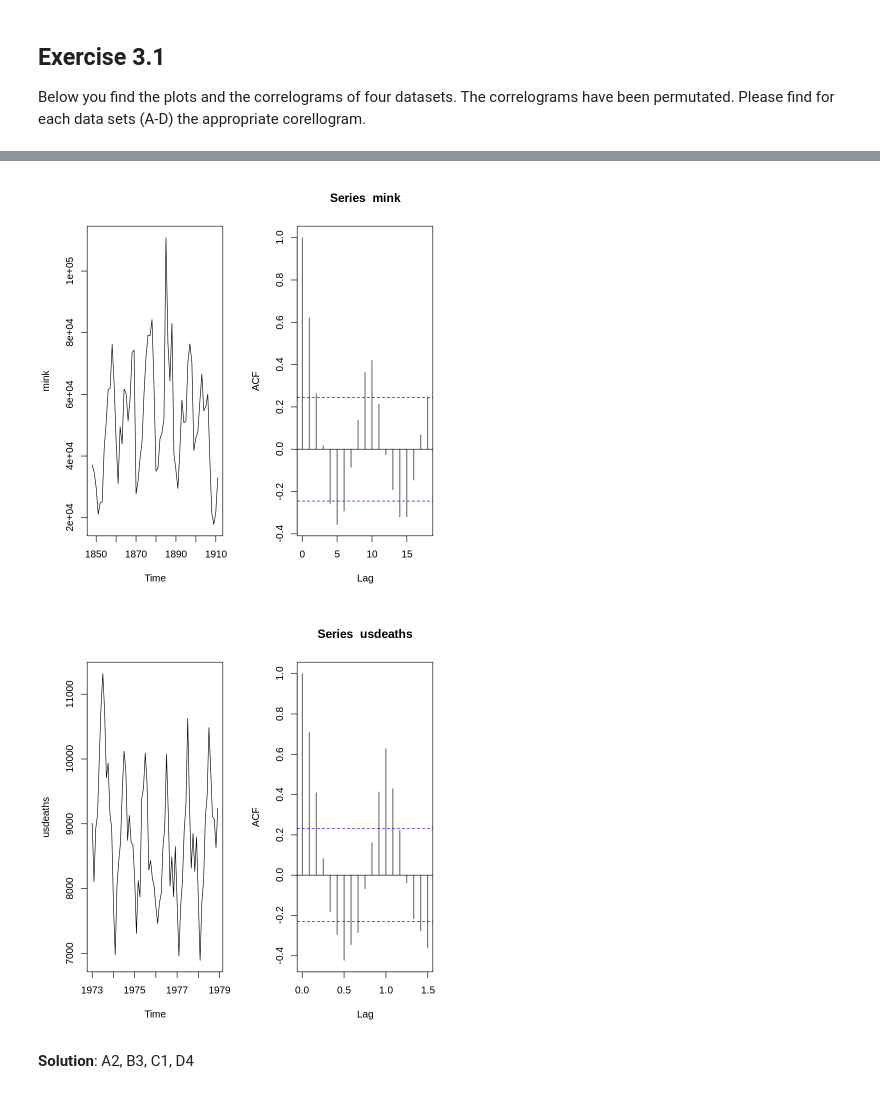
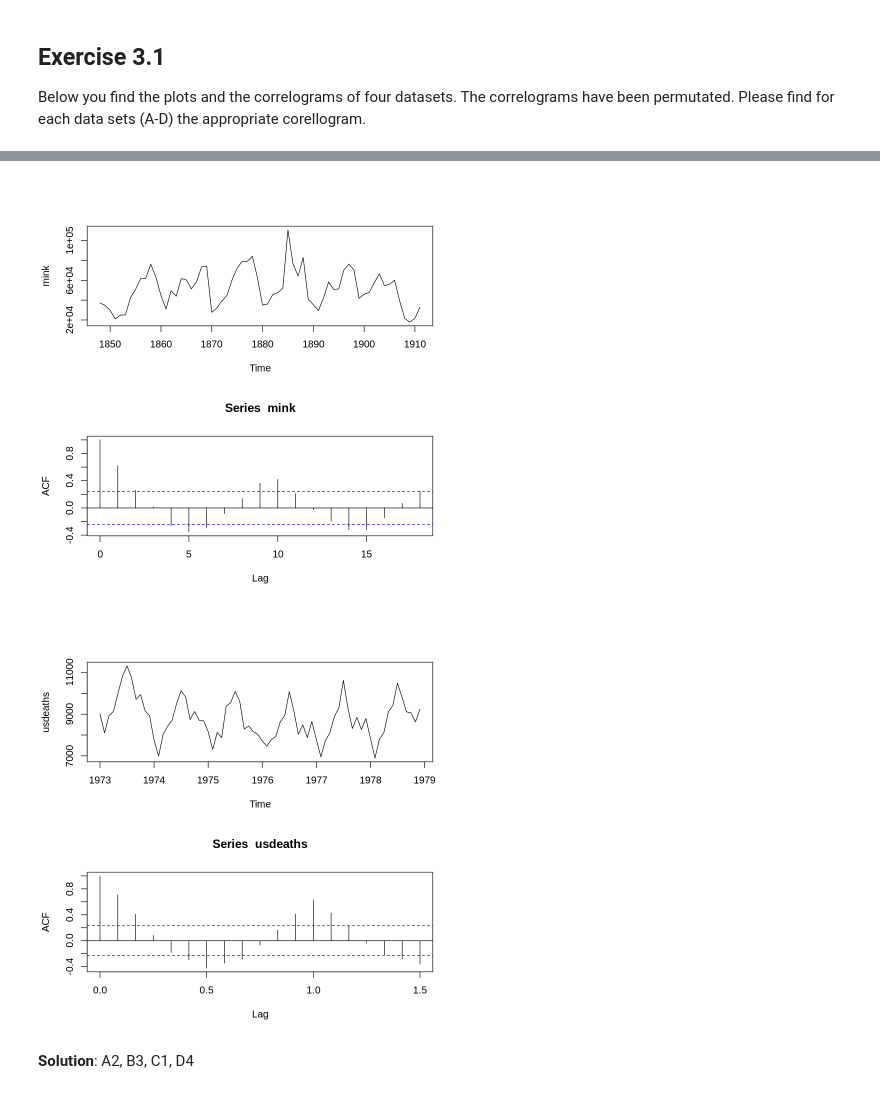
Before and after one commit to philippdrebes/MSCIDS_RTP02, a Jupyter notebook: exercises/exercise03.ipynb, the cells around one changed output, grey strips where cells are left out. Saved outputs shown, nothing was run; the diff lists cells and outputs as text; code cells hidden in the pictures.

```diff
--- a/exercises/exercise03.ipynb
+++ b/exercises/exercise03.ipynb
@@ -20,17 +26,17 @@ acf(AirPassengers)
 # %%
-par(mfrow = c(1, 2))
+par(mfrow = c(2, 1))
 
 plot(mink)
 acf(mink)
 # %% [output]
-[figure, old version]
+[figure, new version]
 # %%
-par(mfrow = c(1, 2))
+par(mfrow = c(2, 1))
 
 plot(usdeaths)
 acf(usdeaths)
 # %% [output]
-[figure, old version]
+[figure, new version]
 # %% [markdown]
 **Solution**: A2, B3, C1, D4
 # %% [markdown]
```
Also changed, not shown: parts of 6 cells of this notebook.
